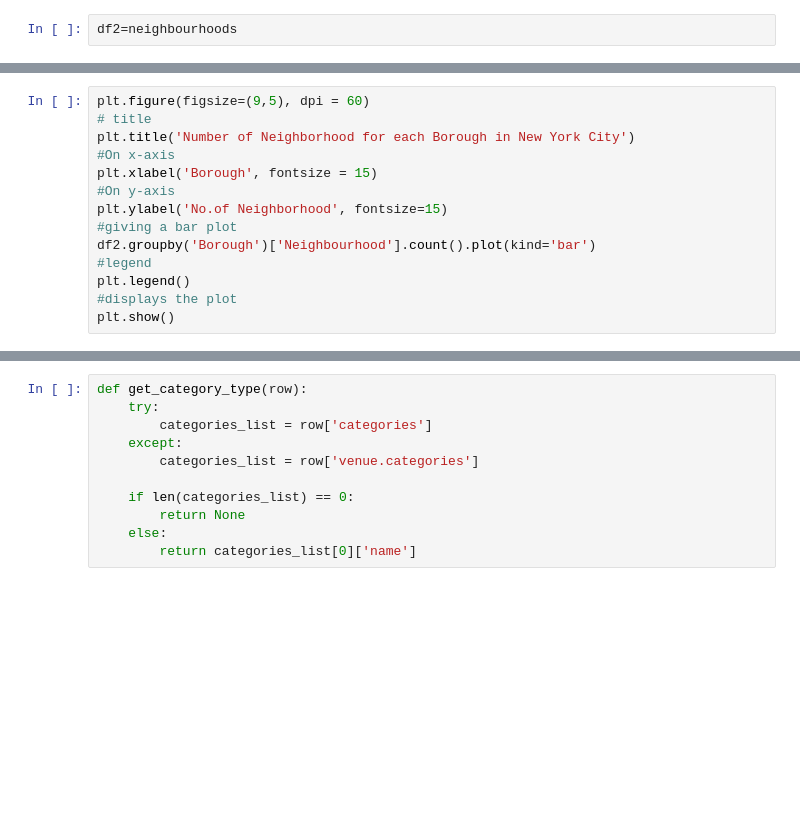
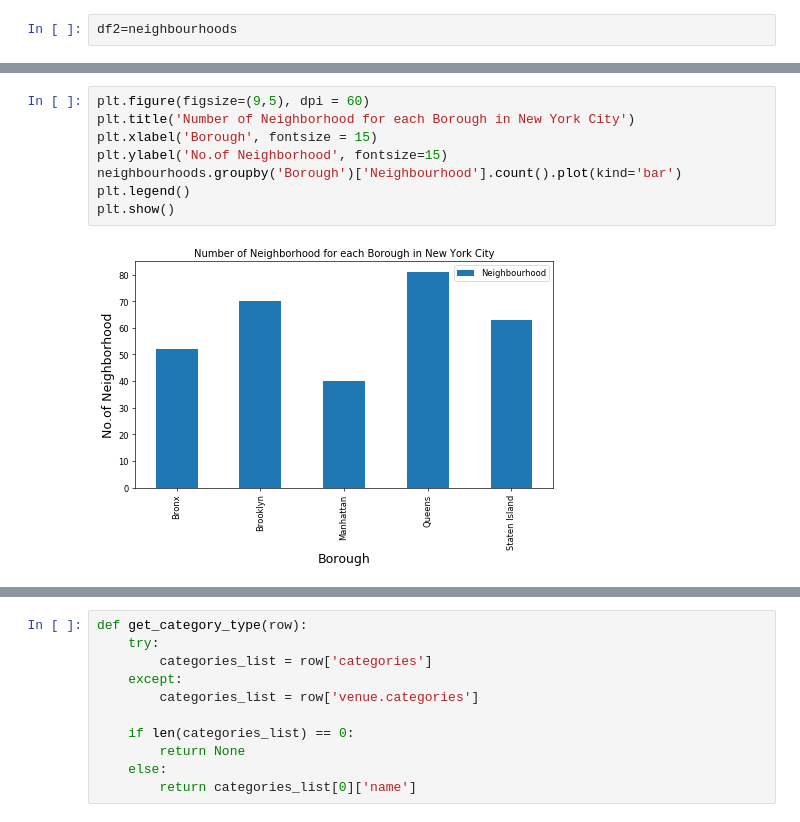
Before and after one commit to ChiragPatel29/capstone_project, a Jupyter notebook: Final Week1 DataScience.ipynb, the cells around one changed output, grey strips where cells are left out. Saved outputs shown, nothing was run; the diff lists cells and outputs as text; blank space fills up the shorter version.

```diff
--- a/Final Week1 DataScience.ipynb
+++ b/Final Week1 DataScience.ipynb
@@ -298,15 +399,11 @@ map_newyork
 # %%
 plt.figure(figsize=(9,5), dpi = 60)
-# title
 plt.title('Number of Neighborhood for each Borough in New York City')
-#On x-axis
 plt.xlabel('Borough', fontsize = 15)
-#On y-axis
 plt.ylabel('No.of Neighborhood', fontsize=15)
-#giving a bar plot
-df2.groupby('Borough')['Neighbourhood'].count().plot(kind='bar')
-#legend
+neighbourhoods.groupby('Borough')['Neighbourhood'].count().plot(kind='bar')
 plt.legend()
-#displays the plot
 plt.show()
+# %% [output]
+[figure, added]
 # %%
```
Also changed, not shown: parts of 39 cells of this notebook, 3 other files.
